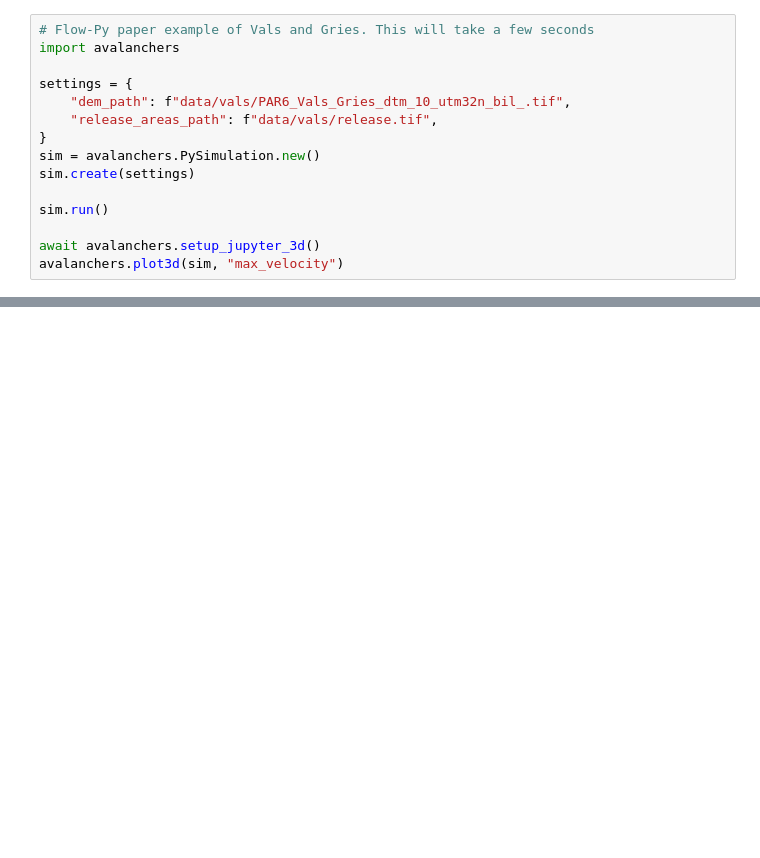
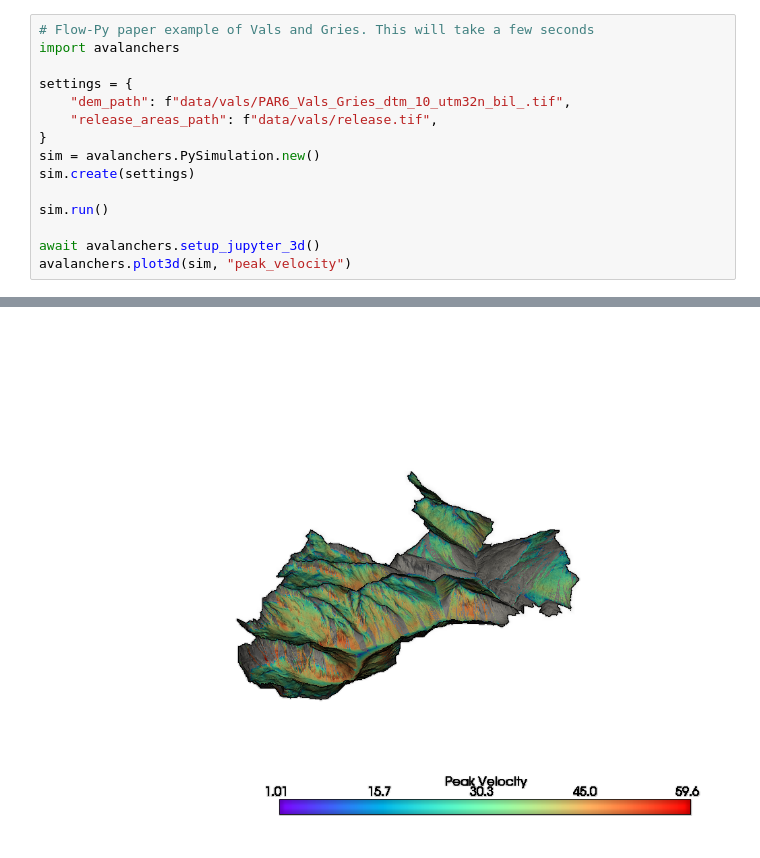
Before and after one commit to Gro2mi/avalanchers, a Jupyter notebook: avalanchers_example.ipynb, the cells around one changed output, grey strips where cells are left out. Drawn from its saved outputs; the diff is of its cells as text; blank space fills up the shorter version.

```diff
--- a/avalanchers_example.ipynb
+++ b/avalanchers_example.ipynb
@@ -69,7 +81,7 @@ sim.create(settings)
 sim.run()
 
 await avalanchers.setup_jupyter_3d()
-avalanchers.plot3d(sim, "max_velocity")
+avalanchers.plot3d(sim, "peak_velocity")
 # %% [output]
 GENERAL [Loader Message (0x0)]
         windows_read_data_files_in_registry: Registry lookup failed to get layer manifest files.
@@ -79,3 +90,4 @@ Widget(value='<iframe src="http://localhost:35798/index.html?ui=P_0x224f32f9a90_
+[figure, added]
 # %%
 # default settings with calculated release areas
 import avalanchers
```
Also changed, not shown: parts of 8 cells of this notebook, 25 other files.
